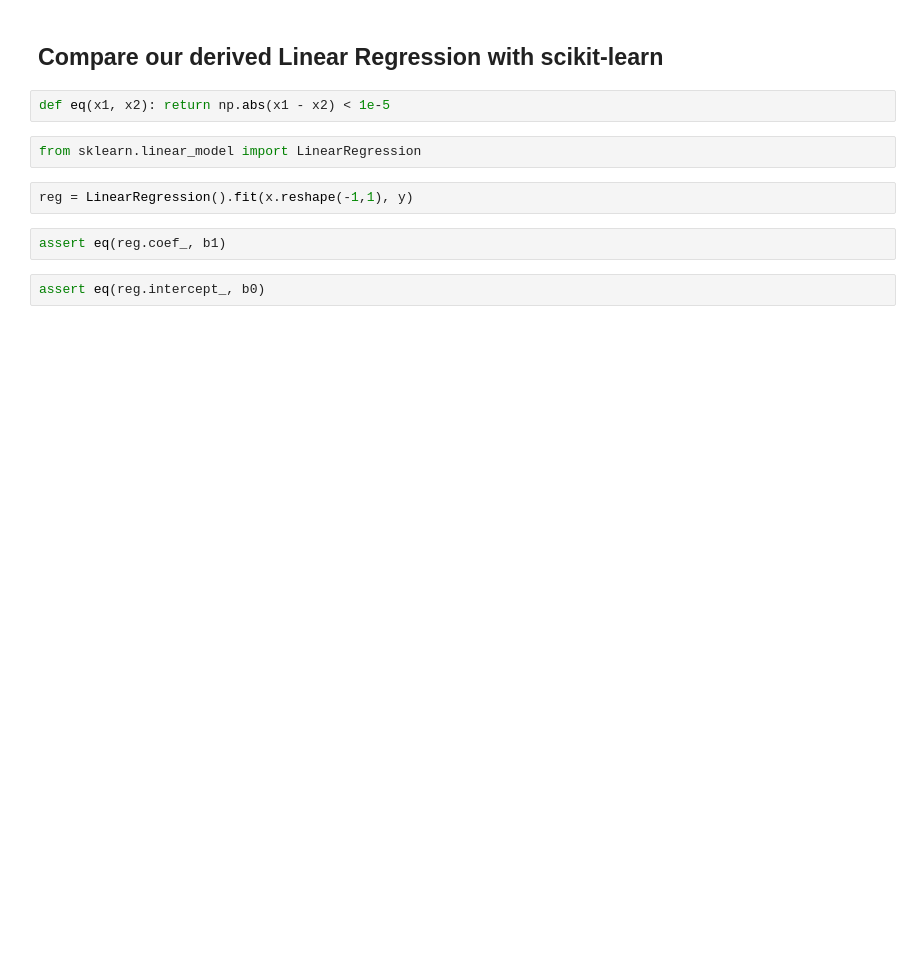
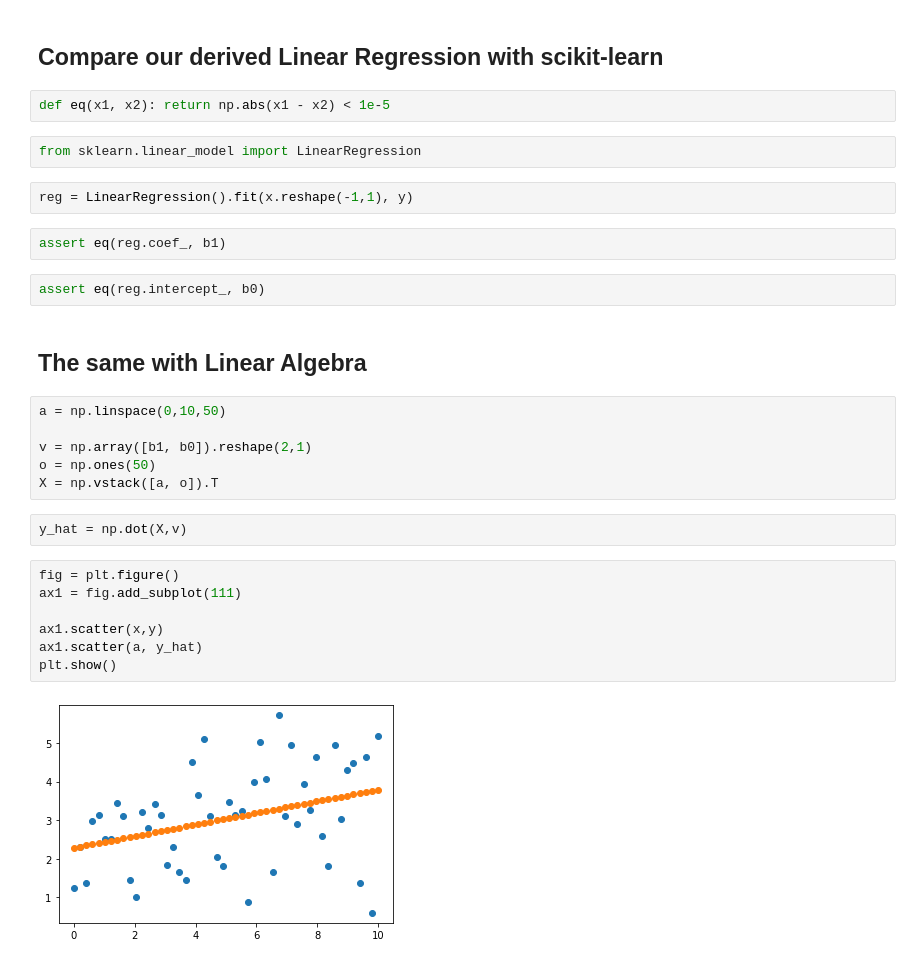
Before and after one commit to shafu0x/from-scratch, a Jupyter notebook: Linear-Regression.ipynb, the cells around one changed output. Cells and saved outputs as stored; diff of their text form; blank space fills up the shorter version.

```diff
--- a/Linear-Regression.ipynb
+++ b/Linear-Regression.ipynb
@@ -129,3 +130,22 @@ reg = LinearRegression().fit(x.reshape(-1,1), y)
 assert eq(reg.coef_, b1)
 # %%
 assert eq(reg.intercept_, b0)
+# %% [markdown]
+## The same with Linear Algebra
+# %%
+a = np.linspace(0,10,50)
+
+v = np.array([b1, b0]).reshape(2,1)
+o = np.ones(50)
+X = np.vstack([a, o]).T
+# %%
+y_hat = np.dot(X,v)
+# %%
+fig = plt.figure()
+ax1 = fig.add_subplot(111)
+
+ax1.scatter(x,y)
+ax1.scatter(a, y_hat)
+plt.show()
+# %% [output]
+[figure, added]
```
Also changed, not shown: parts of 11 cells of this notebook.
